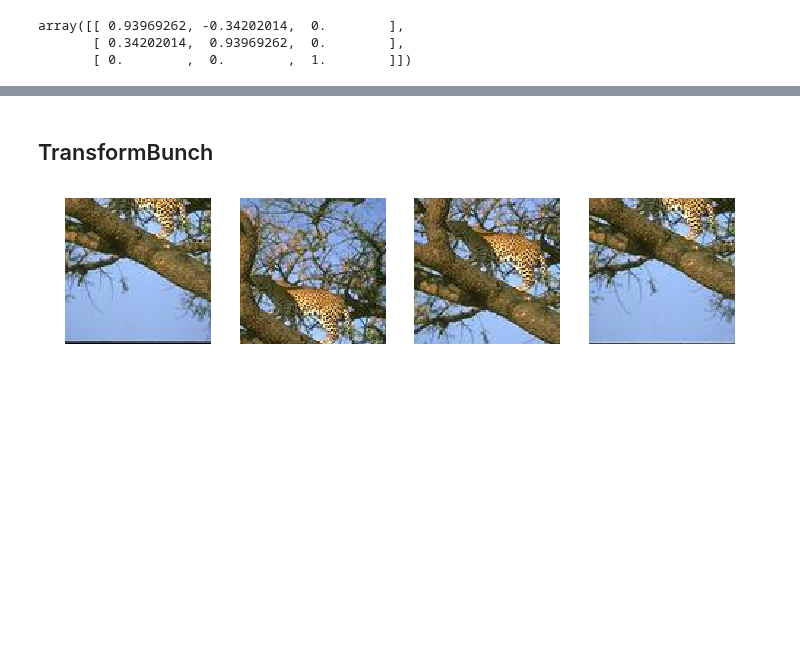
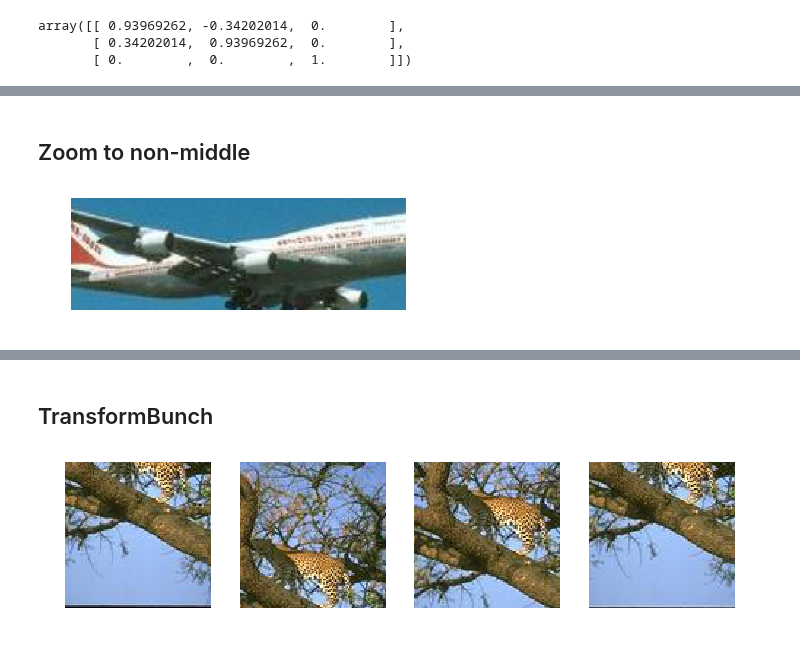
Before and after one commit to fastai/fastai_old, a Jupyter notebook: dev_nb/003a_transform_bunch.ipynb, the cells around one changed output, grey strips where cells are left out. Drawn from its saved outputs; the diff is of its cells as text; code cells hidden in the pictures; blank space fills up the shorter version.

```diff
--- a/dev_nb/003a_transform_bunch.ipynb
+++ b/dev_nb/003a_transform_bunch.ipynb
@@ -96,0 +91,6 @@ Clipping input data to the valid range for imshow with RGB data ([0..1] for floa
+# %% [markdown]
+## Zoom to non-middle
+# %%
+show_image(do_affine(x, zoom(2.)), figsize=(6,3))
+# %% [output]
+[figure, added]
```
Also changed, not shown: parts of 37 cells of this notebook, 2 other files.
